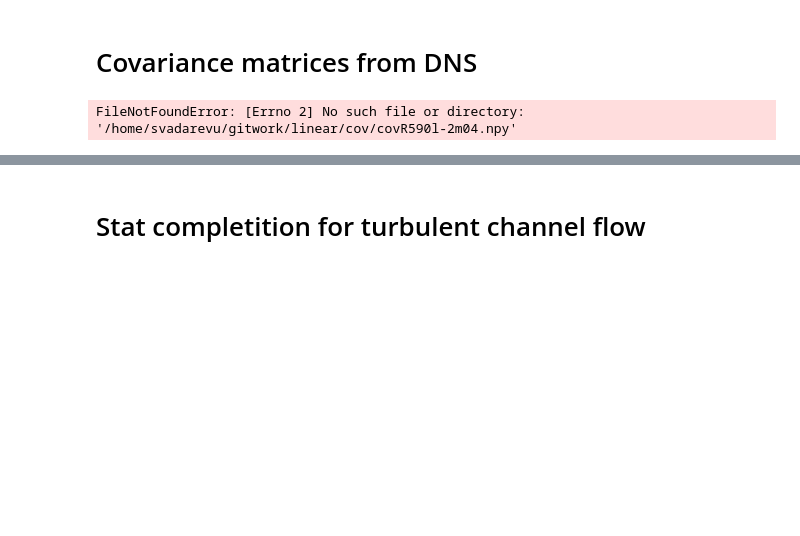
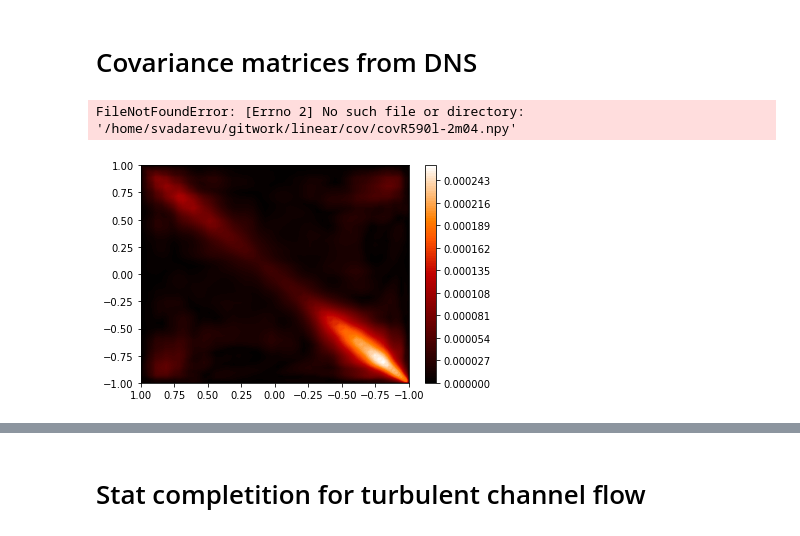
Before and after one commit to saba-vadarevu/Linear-Coherent-Structures-in-Channel-flows, a Jupyter notebook: library/statisticCompletion.ipynb, the cells around one changed output, grey strips where cells are left out. Saved outputs shown, nothing was run; the diff lists cells and outputs as text; code cells hidden in the pictures; blank space fills up the shorter version.

```diff
--- a/library/statisticCompletion.ipynb
+++ b/library/statisticCompletion.ipynb
@@ -75,5 +117,19 @@ plt.show()
 #print(np.diag(covMat[:N,:N]))
 # %% [output]
 FileNotFoundError: [Errno 2] No such file or directory: '/home/svadarevu/gitwork/linear/cov/covR590l-2m04.npy'
+# %%
+N = 64
+covMat =np.load(covDataDir+'covR590N%dl03m04.npy'%N)
+z = pseudo.chebdif(N+2,1)[0][1:-1]
+plt.contourf(z, z,np.abs(covMat[0*N:1*N,0*N:1*N]),100,cmap=plt.get_cmap('gist_heat'))
+#plt.xscale("log")#; plt.yscale("log")
+#plt.clim([0., 1.0e-4])
+ax = plt.gca()
+ax.set_xlim(ax.get_xlim()[::-1])
+plt.colorbar()
+plt.show()
+#print(np.diag(covMat[:N,:N]))
+# %% [output]
+[figure, added]
 # %%
 N = 64
```
Also changed, not shown: parts of 13 cells of this notebook, 3 other files.
